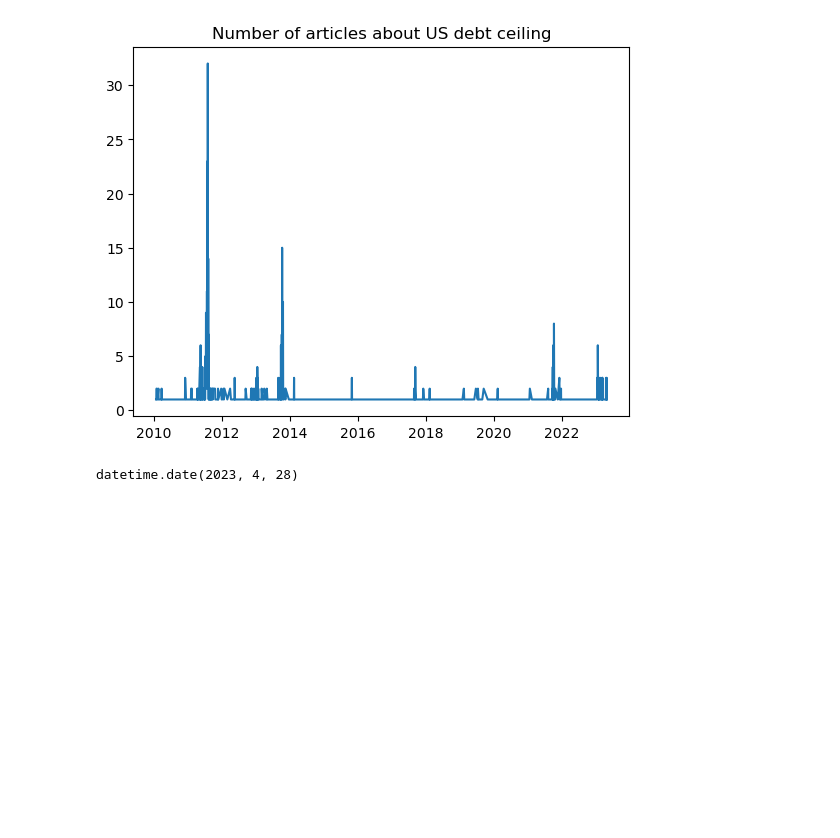
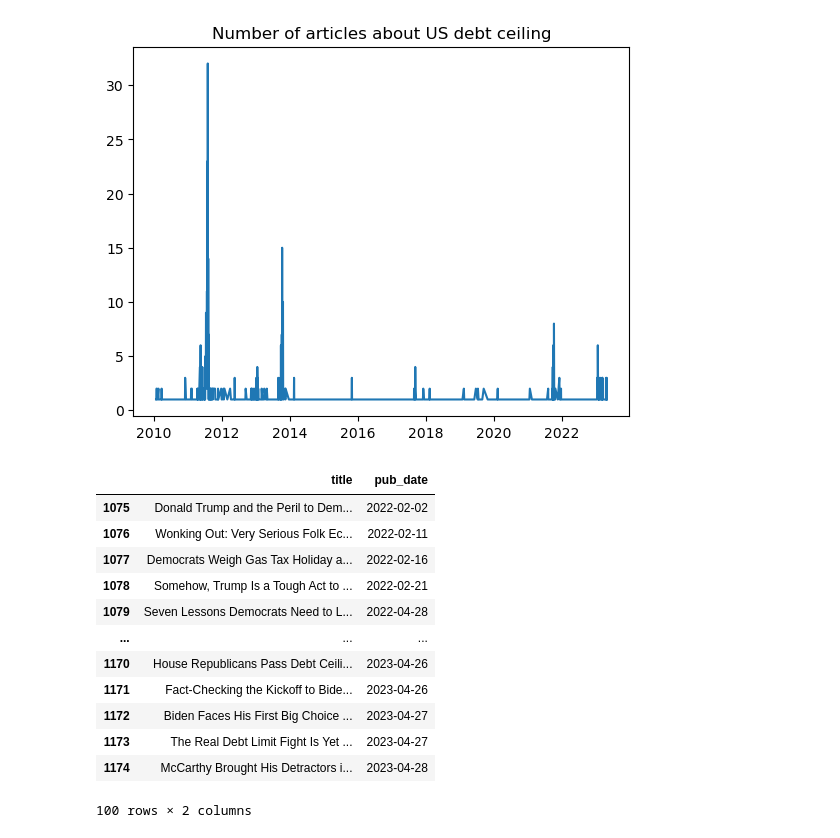
Before and after one commit to joyyuan89/FinAI, a Jupyter notebook: case_study/debt_ceiling/debt_ceiling_nyt.ipynb, the cells around one changed output. Drawn from its saved outputs; the diff is of its cells as text; code cells hidden in the pictures; blank space fills up the shorter version.

```diff
--- a/case_study/debt_ceiling/debt_ceiling_nyt.ipynb
+++ b/case_study/debt_ceiling/debt_ceiling_nyt.ipynb
@@ -328,0 +359,7 @@ See the caveats in the documentation: https://pandas.pydata.org/pandas-docs/stab
+# %%
+import pandas as pd
+import os
+
+dir = os.getcwd()
+
+df_debt = pd.read_csv(dir + '/debt_ceiling_nyt.csv')
@@ -335,7 +388,31 @@ plt.title('Number of articles about US debt ceiling')
 plt.show()
 # %% [output]
 [figure]
-# %%
-df_debt.pub_date.max()
-# %% [output]
-datetime.date(2023, 4, 28)
+# %%
+# convert string in headline to dictionary
+df_debt['headline'] = df_debt['headline'].apply(lambda x: eval(x))
+df_debt["title"] = df_debt["headline"].apply(lambda x: x['main'])
+# %%
+# sort by pub_date
+df_debt = df_debt.sort_values(by = "pub_date")
+
+# reindex
+df_debt = df_debt.reset_index(drop=True)
+# %%
+df_embedding = df_debt.tail(100)[["title", "pub_date"]]
+# %%
+df_embedding
+# %% [output]
+|  | title | pub_date |
+| 1075 | Donald Trump and the Peril to Dem... | 2022-02-02 |
+| 1076 | Wonking Out: Very Serious Folk Ec... | 2022-02-11 |
+| 1077 | Democrats Weigh Gas Tax Holiday a... | 2022-02-16 |
+| 1078 | Somehow, Trump Is a Tough Act to ... | 2022-02-21 |
+| 1079 | Seven Lessons Democrats Need to L... | 2022-04-28 |
+| ... | ... | ... |
+| 1170 | House Republicans Pass Debt Ceili... | 2023-04-26 |
+| 1171 | Fact-Checking the Kickoff to Bide... | 2023-04-26 |
+| 1172 | Biden Faces His First Big Choice ... | 2023-04-27 |
+| 1173 | The Real Debt Limit Fight Is Yet ... | 2023-04-27 |
+| 1174 | McCarthy Brought His Detractors i... | 2023-04-28 |
+100 rows × 2 columns
```
Also changed, not shown: parts of 14 cells of this notebook.
